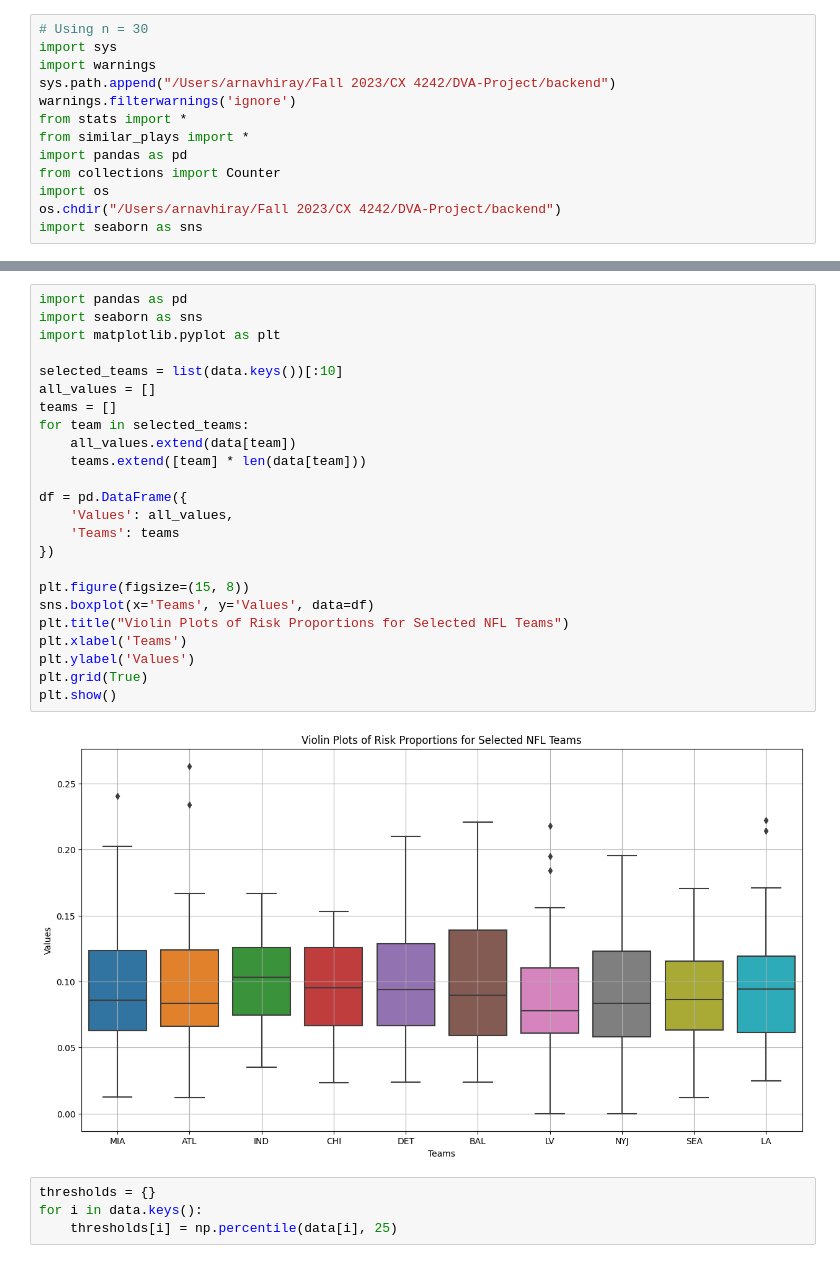
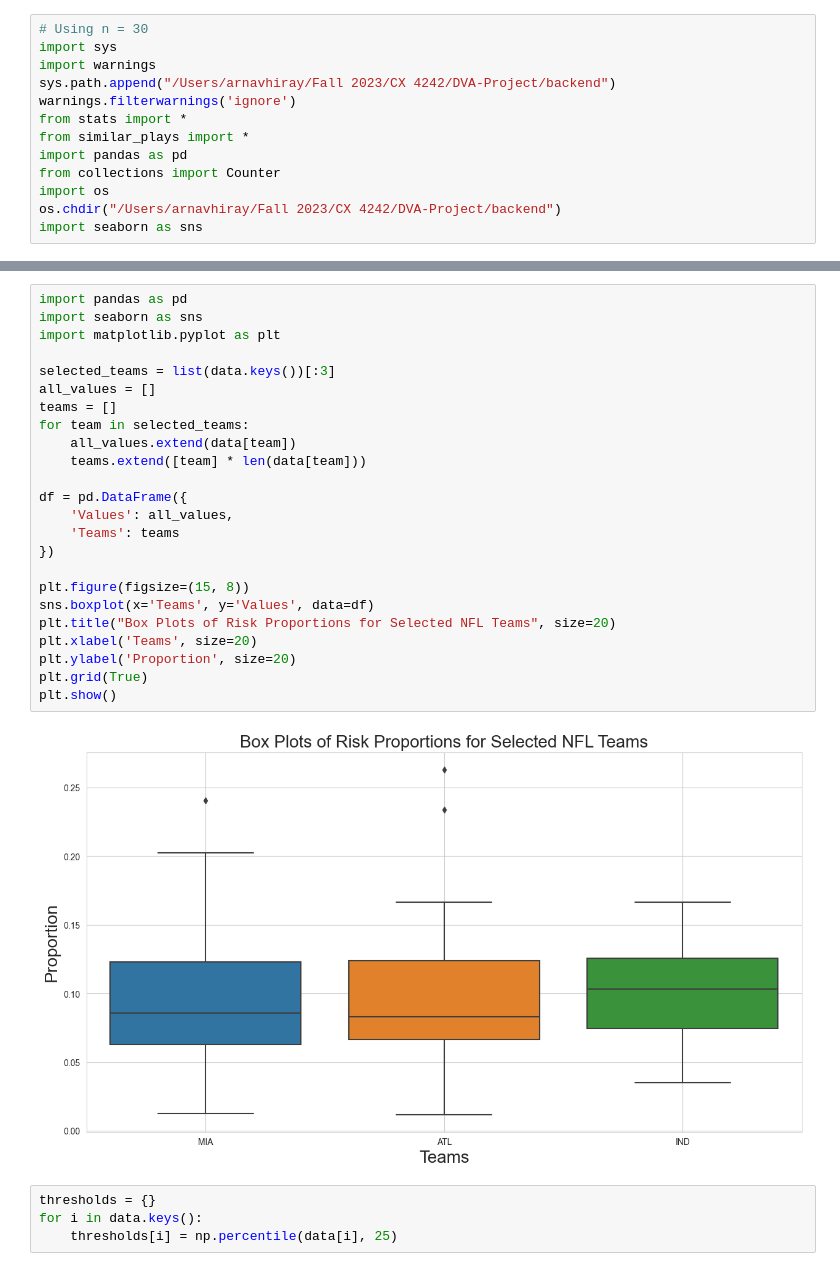
Before and after one commit to rahikot/NFLWViz, a Jupyter notebook: backend/experiments/optimal_threshold.ipynb, the cells around one changed output, grey strips where cells are left out. Drawn from its saved outputs; the diff is of its cells as text.

```diff
--- a/backend/experiments/optimal_threshold.ipynb
+++ b/backend/experiments/optimal_threshold.ipynb
@@ -38,29 +38,29 @@ for i in data.keys():
 # %%
 import pandas as pd
 import seaborn as sns
 import matplotlib.pyplot as plt
 
-selected_teams = list(data.keys())[:10]
+selected_teams = list(data.keys())[:3]
 all_values = []
 teams = []
 for team in selected_teams:
     all_values.extend(data[team])
     teams.extend([team] * len(data[team]))
 
 df = pd.DataFrame({
     'Values': all_values,
     'Teams': teams
 })
 
 plt.figure(figsize=(15, 8))
 sns.boxplot(x='Teams', y='Values', data=df)
-plt.title("Violin Plots of Risk Proportions for Selected NFL Teams")
-plt.xlabel('Teams')
-plt.ylabel('Values')
+plt.title("Box Plots of Risk Proportions for Selected NFL Teams", size=20)
+plt.xlabel('Teams', size=20)
+plt.ylabel('Proportion', size=20)
 plt.grid(True)
 plt.show()
 # %% [output]
-[figure, old version]
+[figure, new version]
 # %%
 thresholds = {}
 for i in data.keys():
```
Also changed, not shown: parts of 8 cells of this notebook, 6 other files.
